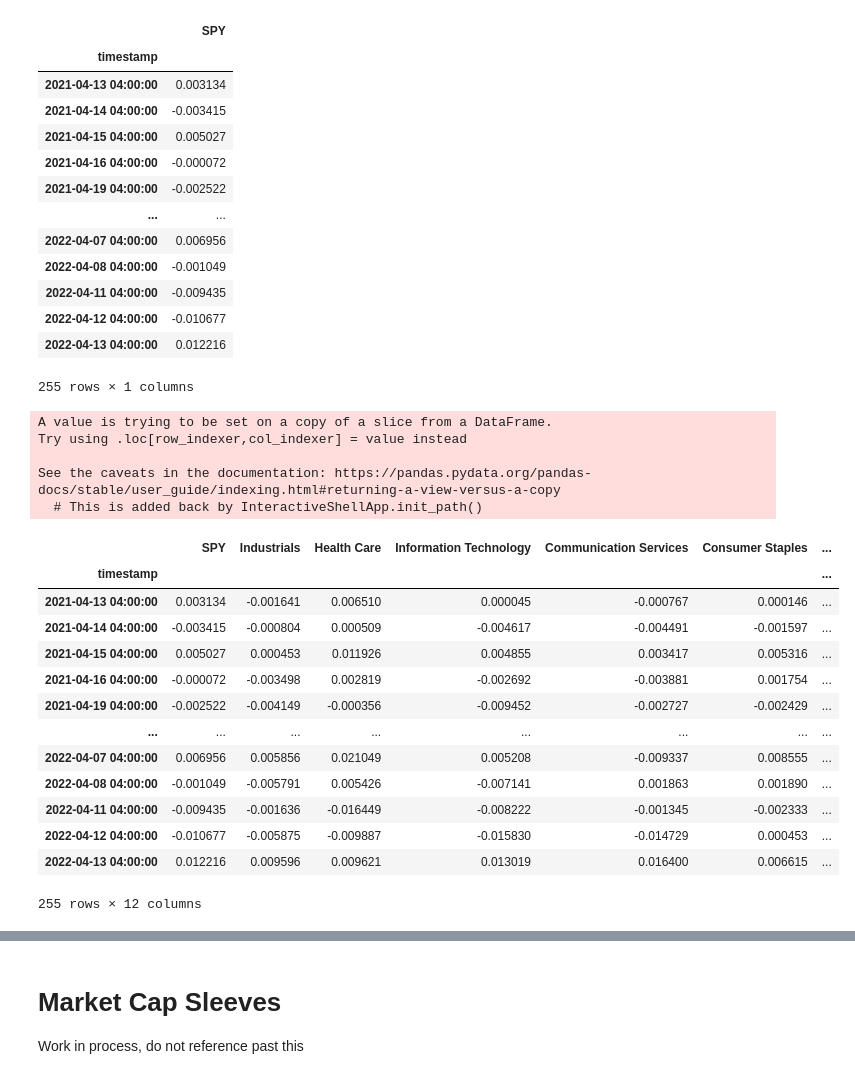
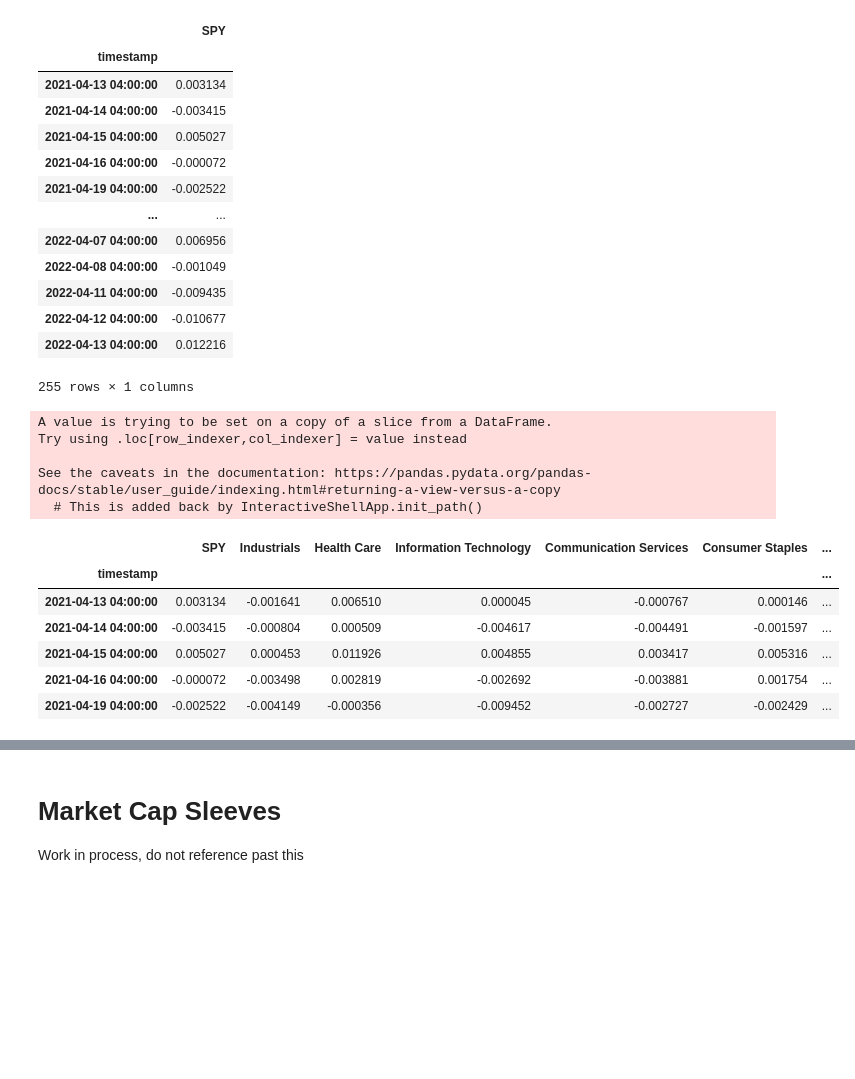
Before and after one commit to Analitico-771/machine_learning_index_prediction, a Jupyter notebook: DataPrep.ipynb, the cells around one changed output, grey strips where cells are left out. Cells and saved outputs as stored; diff of their text form; code cells hidden in the pictures; blank space fills up the shorter version.

```diff
--- a/DataPrep.ipynb
+++ b/DataPrep.ipynb
@@ -75,21 +46,29 @@ Name: GICS Sector, dtype: int64
-# %%
-SectorDF = StocksWide[['SPY']]
-SectorDF
-# %% [output]
-|  | SPY |
-| timestamp |  |
-| 2021-04-13 04:00:00 | 0.003134 |
-| 2021-04-14 04:00:00 | -0.003415 |
-| 2021-04-15 04:00:00 | 0.005027 |
-| 2021-04-16 04:00:00 | -0.000072 |
-| 2021-04-19 04:00:00 | -0.002522 |
-| ... | ... |
-| 2022-04-07 04:00:00 | 0.006956 |
-| 2022-04-08 04:00:00 | -0.001049 |
-| 2022-04-11 04:00:00 | -0.009435 |
-| 2022-04-12 04:00:00 | -0.010677 |
-| 2022-04-13 04:00:00 | 0.012216 |
-255 rows × 1 columns
+# %%
+# StocksWide['SPY Returns'] = 0.0
+# StocksWide.loc[(StocksWide['SPY'] >= 0), 'SPY Returns'] = 1
+# StocksWide.loc[(StocksWide['SPY'] < 0), 'SPY Returns'] = 0
+# StocksWide.drop(columns='SPY', inplace=True)
+# StocksWide['SPY Returns'] = StocksWide['SPY Returns'].shift(-1)
+# StocksWide.rename(columns={'SPY Returns':'SPY'}, inplace=True)
+# StocksWide.dropna(inplace=True)
+
+SectorDF = StocksWide[['SPY']]
+SectorDF
+# %% [output]
+|  | SPY |
+| timestamp |  |
+| 2021-04-13 04:00:00 | 0.003134 |
+| 2021-04-14 04:00:00 | -0.003415 |
+| 2021-04-15 04:00:00 | 0.005027 |
+| 2021-04-16 04:00:00 | -0.000072 |
+| 2021-04-19 04:00:00 | -0.002522 |
+| ... | ... |
+| 2022-04-07 04:00:00 | 0.006956 |
+| 2022-04-08 04:00:00 | -0.001049 |
+| 2022-04-11 04:00:00 | -0.009435 |
+| 2022-04-12 04:00:00 | -0.010677 |
+| 2022-04-13 04:00:00 | 0.012216 |
+255 rows × 1 columns
 # %%
 # Iterates through StocksWide and puts all the stocks into a sector before taking a mean
 
@@ -109,19 +88,12 @@ Try using .loc[row_indexer,col_indexer] = value instead
 See the caveats in the documentation: https://pandas.pydata.org/pandas-docs/stable/user_guide/indexing.html#returning-a-view-versus-a-copy
   # This is added back by InteractiveShellApp.init_path()
 # %%
-SectorDF
+SectorDF.head()
 # %% [output]
 |  | SPY | Industrials | Health Care | Information Technology | Communication Services | Consumer Staples | ... |
 | timestamp |  |  |  |  |  |  | ... |
 | 2021-04-13 04:00:00 | 0.003134 | -0.001641 | 0.006510 | 0.000045 | -0.000767 | 0.000146 | ... |
 | 2021-04-14 04:00:00 | -0.003415 | -0.000804 | 0.000509 | -0.004617 | -0.004491 | -0.001597 | ... |
 | 2021-04-15 04:00:00 | 0.005027 | 0.000453 | 0.011926 | 0.004855 | 0.003417 | 0.005316 | ... |
 | 2021-04-16 04:00:00 | -0.000072 | -0.003498 | 0.002819 | -0.002692 | -0.003881 | 0.001754 | ... |
 | 2021-04-19 04:00:00 | -0.002522 | -0.004149 | -0.000356 | -0.009452 | -0.002727 | -0.002429 | ... |
-| ... | ... | ... | ... | ... | ... | ... | ... |
-| 2022-04-07 04:00:00 | 0.006956 | 0.005856 | 0.021049 | 0.005208 | -0.009337 | 0.008555 | ... |
-| 2022-04-08 04:00:00 | -0.001049 | -0.005791 | 0.005426 | -0.007141 | 0.001863 | 0.001890 | ... |
-| 2022-04-11 04:00:00 | -0.009435 | -0.001636 | -0.016449 | -0.008222 | -0.001345 | -0.002333 | ... |
-| 2022-04-12 04:00:00 | -0.010677 | -0.005875 | -0.009887 | -0.015830 | -0.014729 | 0.000453 | ... |
-| 2022-04-13 04:00:00 | 0.012216 | 0.009596 | 0.009621 | 0.013019 | 0.016400 | 0.006615 | ... |
-255 rows × 12 columns
```
Also changed, not shown: parts of 6 cells of this notebook, 3 other files.
